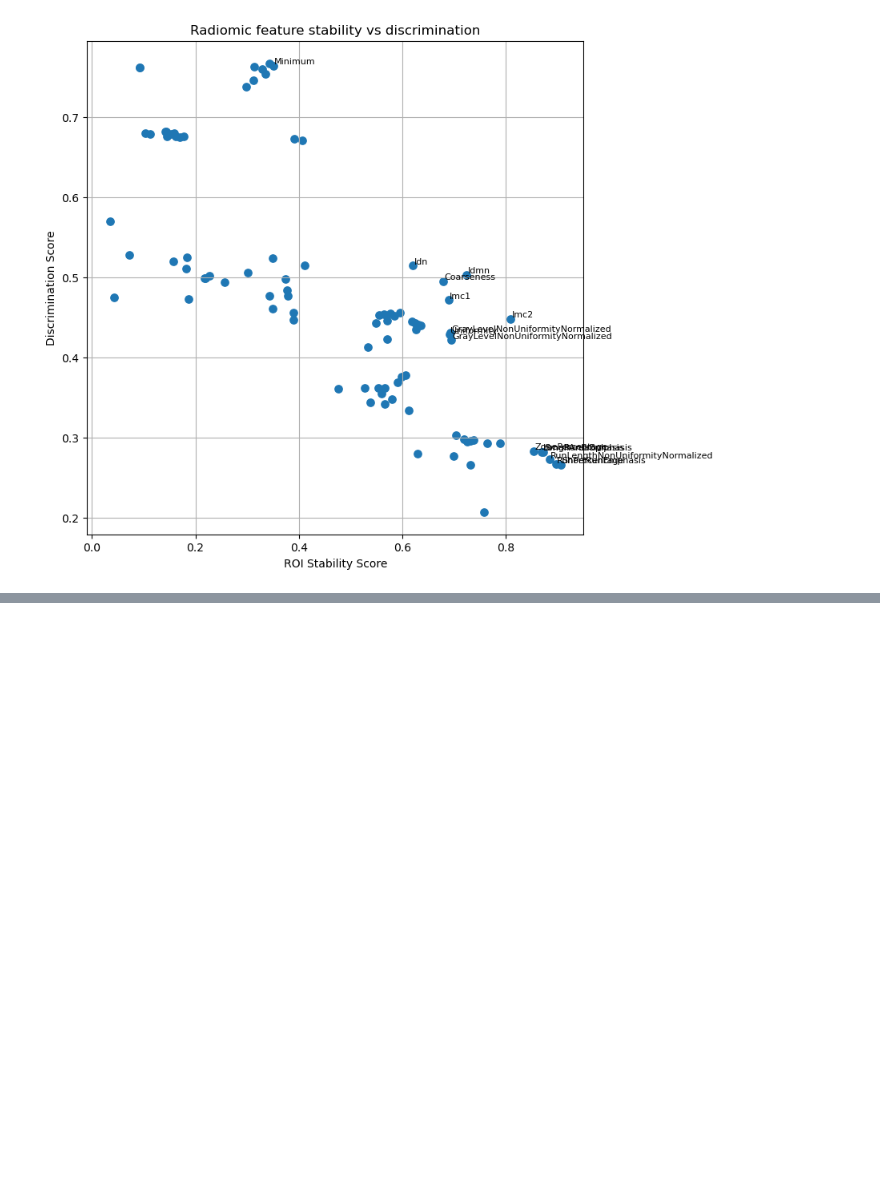
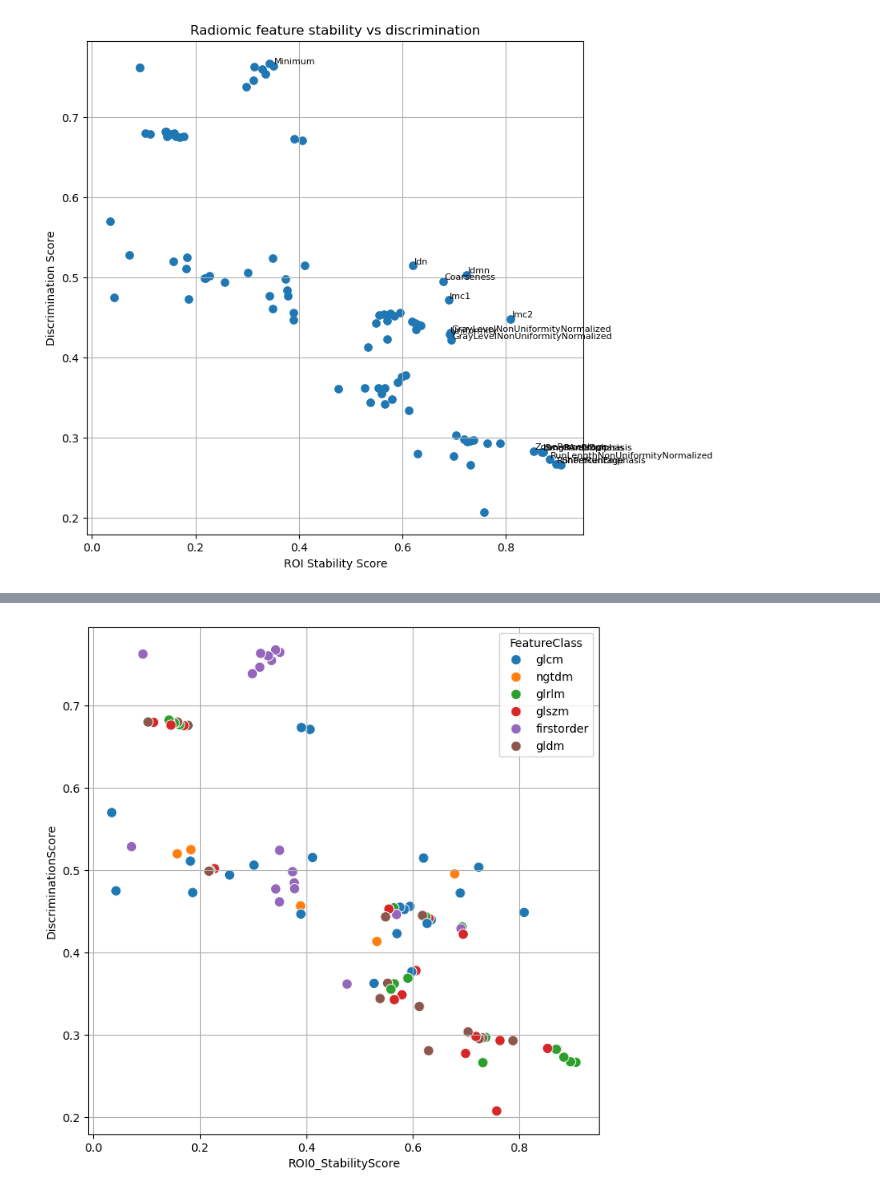
Before and after one commit to oazula/Primer-metodo-con-radiomica, a Jupyter notebook: test 1 Metodo simple 2D con Dice y Evaluacion de las mejores caracteristicas.ipynb, the cells around one changed output, grey strips where cells are left out. Saved outputs shown, nothing was run; the diff lists cells and outputs as text; code cells hidden in the pictures; blank space fills up the shorter version.

```diff
--- a/test 1 Metodos de intervalos 2D con Dice y Evaluacion de las mejores caracteristicas.ipynb
+++ b/test 1 Metodo simple 2D con Dice y Evaluacion de las mejores caracteristicas.ipynb
@@ -1872,0 +1899,14 @@ plt.show()
+# %%
+plt.figure(figsize=(8,8))
+
+sns.scatterplot(
+    data=combined_df,
+    x="ROI0_StabilityScore",
+    y="DiscriminationScore",
+    hue="FeatureClass",
+    s=80
+)
+
+plt.grid(True)
+# %% [output]
+[figure, added]
```
Also changed, not shown: parts of 9 cells of this notebook, 2 other files.
